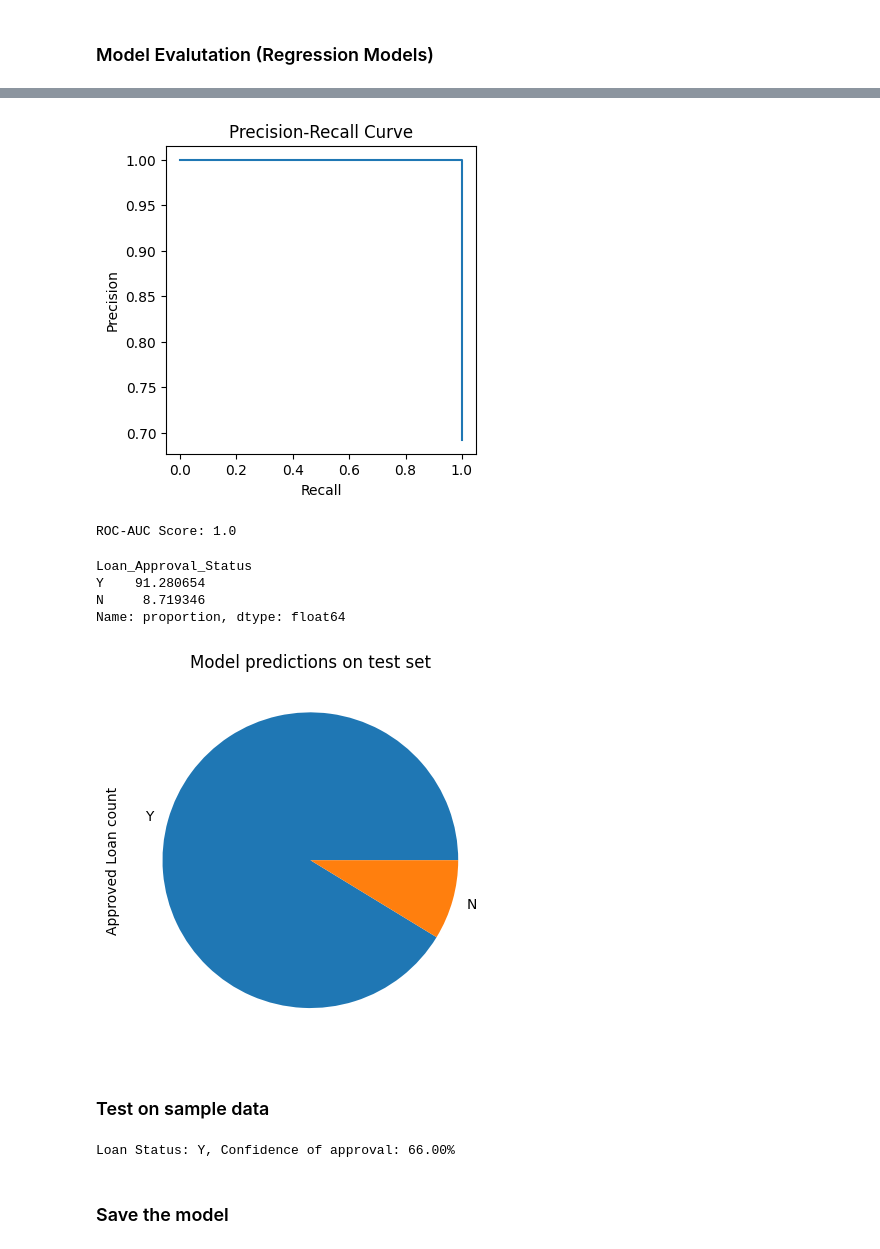
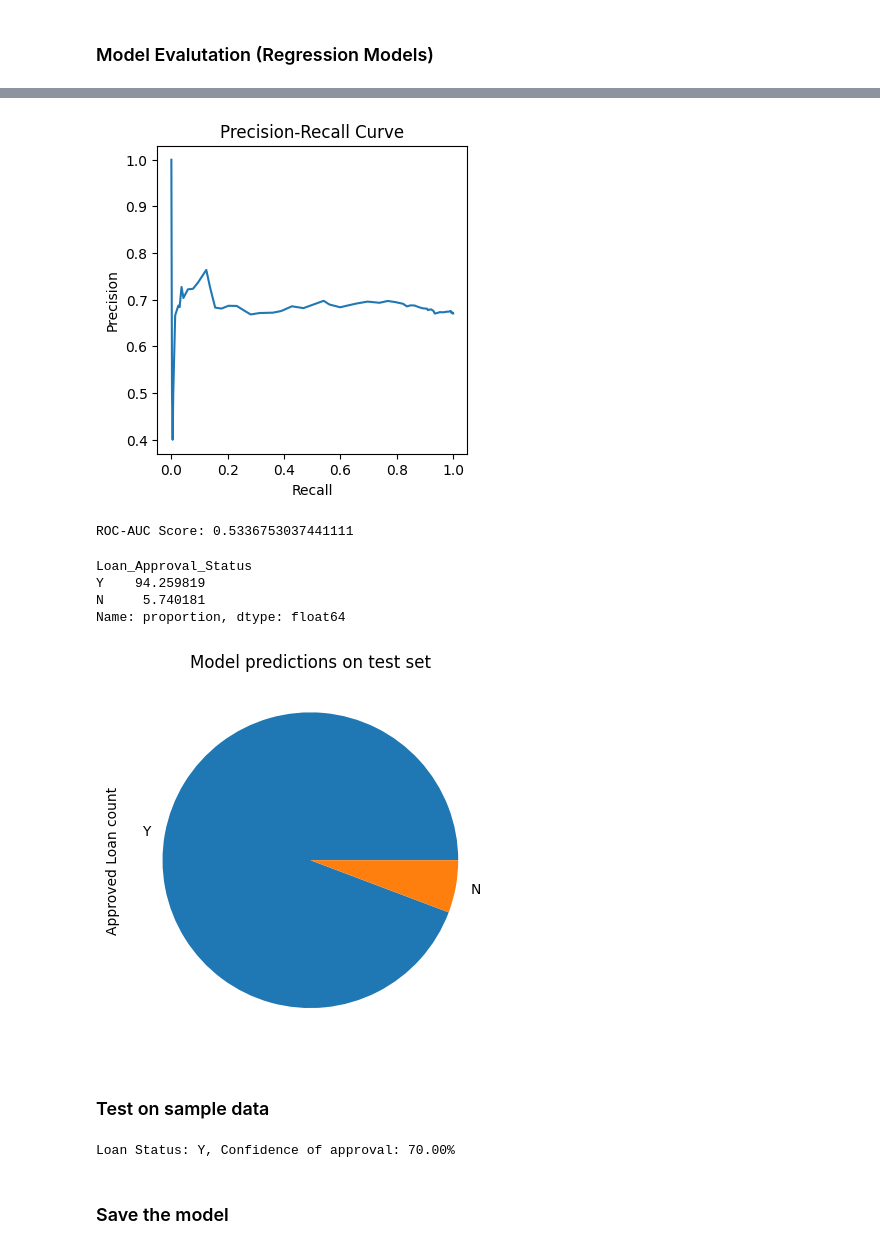
Before and after one commit to aryan220105/LoanEligibilityPredictor, a Jupyter notebook: LoanerRFC.ipynb, the cells around one changed output, grey strips where cells are left out. Drawn from its saved outputs; the diff is of its cells as text; code cells hidden in the pictures.

Commit message:
Split dataset into 0.1 ratio and tested models on that basis

```diff
--- a/LoanerRFC.ipynb
+++ b/LoanerRFC.ipynb
@@ -57,0 +56,4 @@ X_train, y_train, X_test = get_train_test_data(train_data, test_data)
+# %%
+X_train, X_test, y_train, y_test = get_train_test_data(train_data)
+
+X_train.shape, X_test.shape, y_train.shape, y_test.shape
@@ -197,19 +208,19 @@ weighted avg       1.00      1.00      1.00      6614
 # %%
 # Precision-Recall Curve
-precision, recall, _ = precision_recall_curve(y_train, model.predict_proba(X_train)[:, 1])
+precision, recall, _ = precision_recall_curve(y_test, model.predict_proba(X_test)[:, 1])
 plt.figure(figsize=(4, 4))
 plt.plot(recall, precision)
 plt.xlabel('Recall')
 plt.ylabel('Precision')
 plt.title('Precision-Recall Curve')
 plt.show()
 
 # ROC-AUC
-roc_auc = roc_auc_score(y_train, model.predict_proba(X_train)[:, 1])
+roc_auc = roc_auc_score(y_test, model.predict_proba(X_test)[:, 1])
 print(f'ROC-AUC Score: {roc_auc}')
 # %% [output]
-[figure, old version]
+[figure, new version]
-ROC-AUC Score: 1.0
+ROC-AUC Score: 0.5336753037441111
 # %%
 # Test predicitons with test dataset
 test_predictions = model.predict(X_test)
@@ -217,7 +228,7 @@ test_predictions_proba = model.predict_proba(X_test)
 
 # Save predictions
 predictions_df = pd.DataFrame({
-    'Loan_ID': test_data.index,
+    'Loan_ID': X_test.index,
     'Loan_Approval_Status': ['Y' if pred == 1 else 'N' for pred in test_predictions],
     'Confidence (%)': test_predictions_proba[:, 1]
 })
@@ -228,10 +239,10 @@ predictions_pie = predictions_df['Loan_Approval_Status'].value_counts()\
     .plot(kind='pie', title='Model predictions on test set', ylabel="Approved Loan count")
 # %% [output]
 Loan_Approval_Status
-Y    91.280654
-N     8.719346
+Y    94.259819
+N     5.740181
 Name: proportion, dtype: float64
-[figure, old version]
+[figure, new version]
 # %% [markdown]
 ### Test on sample data
 # %%
@@ -251,7 +262,7 @@ sample_input = {
 status, confidence = predict_loan_eligibility(model, sample_input)
 print(f"Loan Status: {status}, Confidence of approval: {confidence:.2%}")
 # %% [output]
-Loan Status: Y, Confidence of approval: 66.00%
+Loan Status: Y, Confidence of approval: 70.00%
 # %% [markdown]
 ### Save the model
 # %%
```
Also changed, not shown: parts of 7 cells of this notebook, 2 other files.
